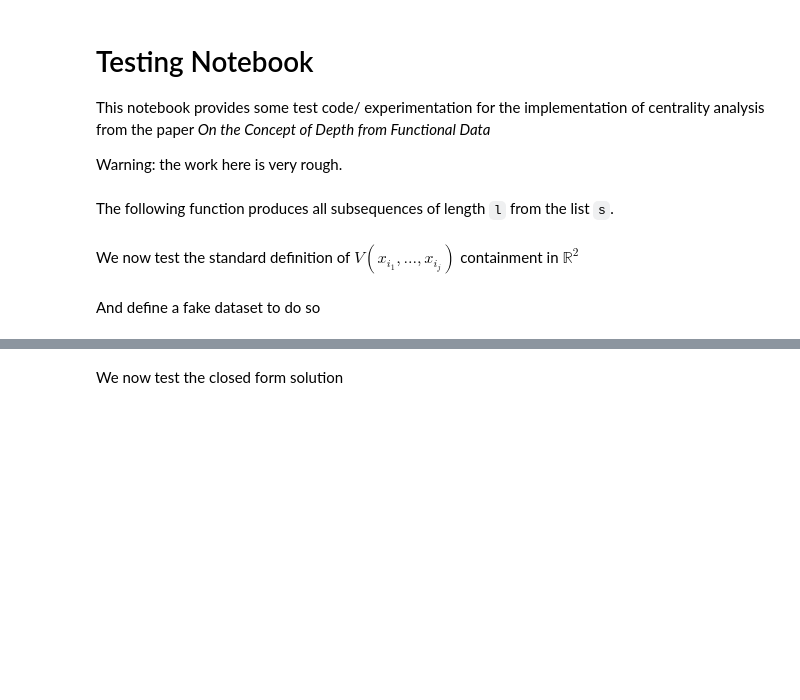
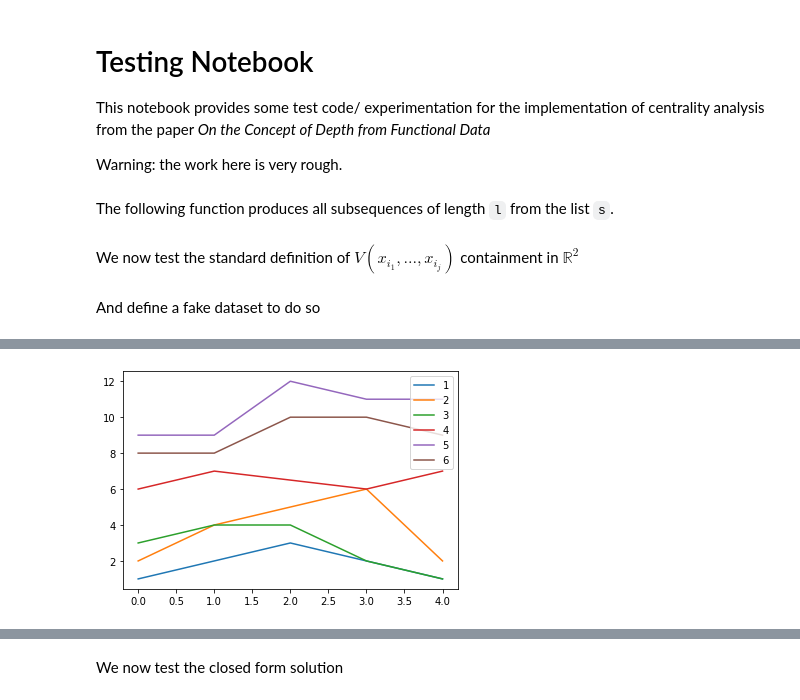
Before and after one commit to braingeneers/statdepth, a Jupyter notebook: testing_notebooks/jlehrer_testing_notebook_01.ipynb, the cells around one changed output, grey strips where cells are left out. Drawn from its saved outputs; the diff is of its cells as text; code cells hidden in the pictures; blank space fills up the shorter version.

```diff
--- a/testing_notebooks/jlehrer_testing_notebook_01.ipynb
+++ b/testing_notebooks/jlehrer_testing_notebook_01.ipynb
@@ -47,3 +53,11 @@ plt.plot(df);
+# %%
+for col in df.columns:
+    plt.plot(df[col], label=col)
+
+plt.legend();
+plt.show();
+# %% [output]
+[figure, added]
 # %%
 from statdepth.depth import banddepth
 
```
Also changed, not shown: parts of 11 cells of this notebook, 4 other files.
